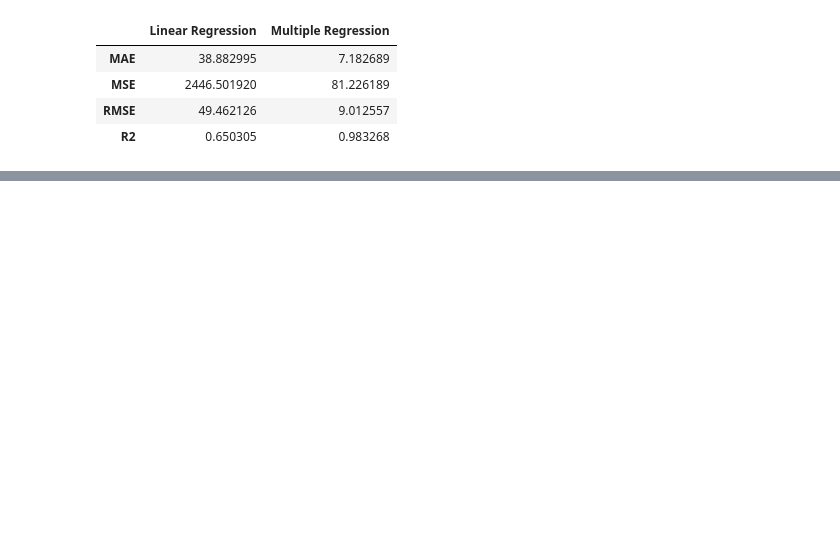
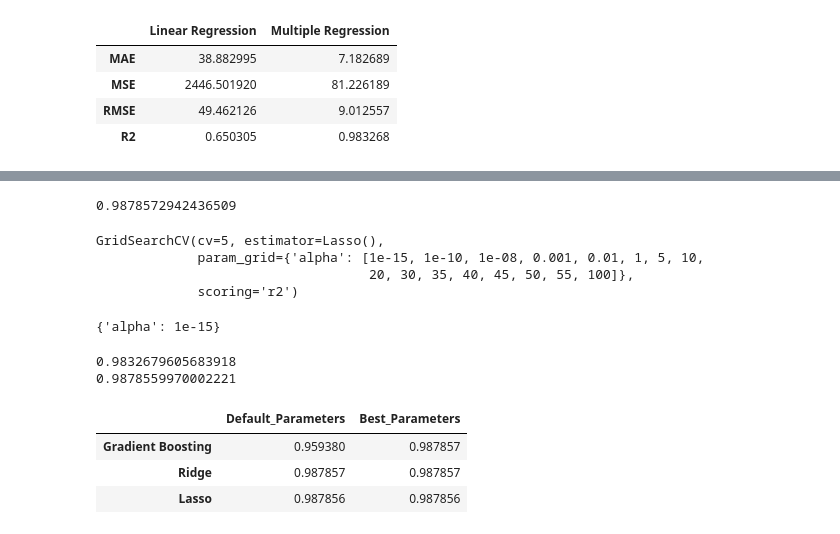
Before and after one commit to Selvakumar13/E-Commerce_Regression_Model, a Jupyter notebook: E-commerce_Regression_Models.ipynb, the cells around one changed output, grey strips where cells are left out. Saved outputs shown, nothing was run; the diff lists cells and outputs as text; code cells hidden in the pictures; blank space fills up the shorter version.

```diff
--- a/E-commerce_Regression_Models.ipynb
+++ b/E-commerce_Regression_Models.ipynb
@@ -349,0 +501,59 @@ Here, the R2 score of Training data> Testing Data.
+# %%
+#making predictions on test set
+y_mult_pred_test=Lasso.predict(x_mult_test)
+# calculating the R2_score
+lrte=metrics.r2_score(y_mult_test,y_mult_pred_test)
+lrte
+# %% [output]
+0.9878572942436509
+# %%
+#performing hyper parameter tuning
+model_lasso=Lasso()
+parameters={'alpha':[1e-15,1e-10,1e-8,1e-3,1e-2,1,5,10,20,30,35,40,45,50,55,100]}
+lasso_cv=GridSearchCV(model_lasso,parameters,scoring='r2',cv=5)
+lasso_cv.fit(x_mult_train,y_mult_train)
+# %% [output]
+GridSearchCV(cv=5, estimator=Lasso(),
+             param_grid={'alpha': [1e-15, 1e-10, 1e-08, 0.001, 0.01, 1, 5, 10,
+                                   20, 30, 35, 40, 45, 50, 55, 100]},
+             scoring='r2')
+# %%
+#finding the best parameters
+lasso_cv.best_params_
+# %% [output]
+{'alpha': 1e-15}
+# %%
+#Using the best parameters to predict the output
+#intialising the model
+Lasso=Lasso(1e-15)
+Lasso.fit(x_mult_train,y_mult_train)
+
+#making predictions on training set
+y_mult_pred_train=Lasso.predict(x_mult_train)
+# calculating the R2_score
+lrt2=metrics.r2_score(y_mult_train,y_mult_pred_train)
+print(lrt2)
+
+#making predictions on test set
+y_mult_pred_test=Lasso.predict(x_mult_test)
+# calculating the R2_score
+lrte2=metrics.r2_score(y_mult_test,y_mult_pred_test)
+print(lrte2)
+# %% [output]
+0.9832679605683918
+0.9878559970002221
+# %%
+all_rrte=[rrte,rrte2]
+all_lrte=[lrte,lrte2]
+all_gbrte=[gbrte,gbrte2]
+models_2=['Default_Parameters','Best_Parameters']
+# %%
+#compiling the data into a table
+model
+model_data2 = pd.DataFrame([all_gbrte,all_rrte,all_lrte] ,columns=models_2, index = ['Gradient Boosting','Ridge','Lasso'])
+model_data2.style.background_gradient(cmap='coolwarm',axis=0)
+# %% [output]
+|  | Default_Parameters | Best_Parameters |
+| Gradient Boosting | 0.959380 | 0.987857 |
+| Ridge | 0.987857 | 0.987857 |
+| Lasso | 0.987856 | 0.987856 |
```
Also changed, not shown: parts of 52 cells of this notebook.
